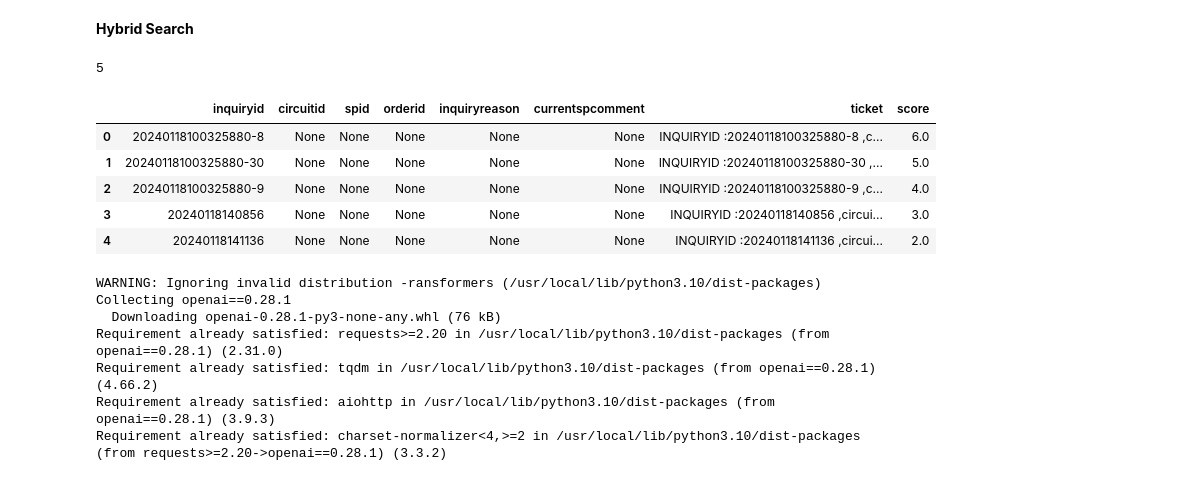
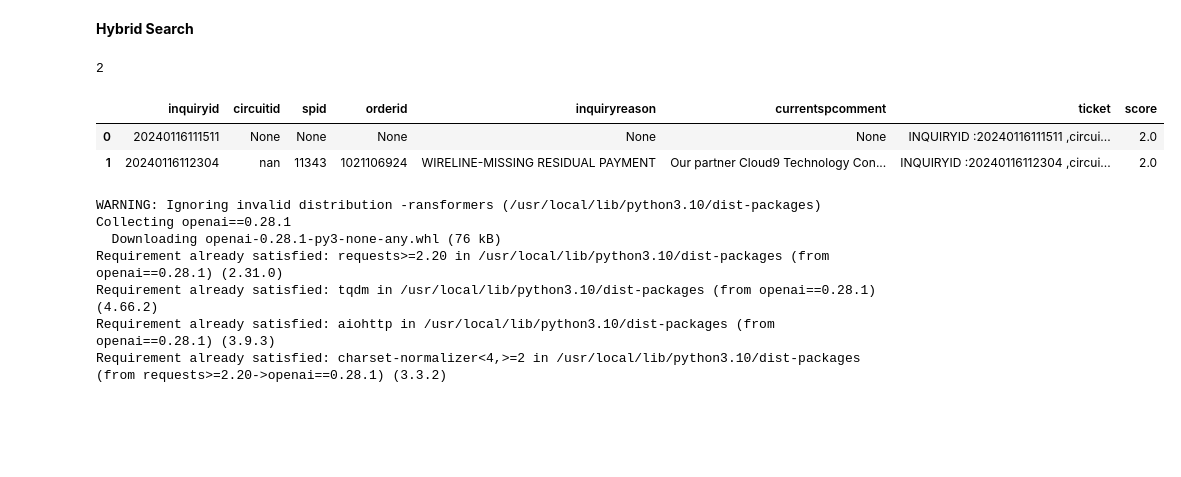
Before and after one commit to RajeshPeddireddy/VectorDB, a Jupyter notebook: Copy_of_PostgresSQLDemo.ipynb, the cells around one changed output. Saved outputs shown, nothing was run; the diff lists cells and outputs as text; code cells hidden in the pictures; blank space fills up the shorter version.

```diff
--- a/Copy_of_PostgresSQLDemo.ipynb
+++ b/Copy_of_PostgresSQLDemo.ipynb
@@ -445,7 +448,7 @@ Successfully installed asyncpg-0.27.0
 # %%
 ## @markdown Create an IVFFLAT index on the `inquiries_embeddings` table:
 lists =  100 # {type:"integer"}
-operator =  "vector_l2_ops"  # ["vector_cosine_ops", "vector_l2_ops", "vector_ip_ops"]
+operator =  "vector_cosine_ops"  # ["vector_cosine_ops", "vector_l2_ops", "vector_ip_ops"]
 
 # Quick input validations.
 assert lists, "⚠️ Please input a valid value for lists."
@@ -587,7 +590,14 @@ matches.to_csv('/content/sample_data/spout8.csv')
 # %% [markdown]
 **Hybrid Search**
 # %%
-question = "List inquiries with spid 14998"
+#question = "what is INQUIRYID 20240118140856 and SPID 41163 "
+#question = "Details INQUIRYID 20240118140856 and SPID 41163 "
+#question = "SPID 41163"
+#question = "MOBILITY-MISSING"
+#question = "MOBILITY-MISSIN"
+#question = "Commission not paid"
+#question = "ORDERID 1021106924"
+question = "What is ORDERID 1021106924"
 
 from langchain.embeddings import VertexAIEmbeddings
 from google.cloud import aiplatform
@@ -662,39 +672,36 @@ async def main():
      )
 
     print(len(results))
     if len(results) == 0:
       raise Exception("Did not find any results. Adjust the query parameters.")
 
     for r in results:
         # Collect the description for all the matched similar toy products.
         matches.append(
             {
                 "inquiryid": r["inquiryid"],
                 "circuitid": r["circuitid"],
                 "spid": r["spid"],
                 "orderid": r["orderid"],
                 "inquiryreason": r["inquiryreason"],
                 "currentspcomment": r["currentspcomment"],
                 "ticket": r["ticket"],
                 "score":r["score"],
             }
         )
     await conn.close()
 
 # "similarity": r["similarity"],
 # Run the SQL commands now.
 await main()  # type: ignore
 matches = pd.DataFrame(matches)
 matches.head()
 #matches.to_csv('/content/sample_data/spout11.csv')
 # %% [output]
-5
+2
 |  | inquiryid | circuitid | spid | orderid | inquiryreason | currentspcomment | ticket | score |
-| 0 | 20240118100325880-8 | None | None | None | None | None | INQUIRYID :20240118100325880-8 ,c... | 6.0 |
-| 1 | 20240118100325880-30 | None | None | None | None | None | INQUIRYID :20240118100325880-30 ,... | 5.0 |
-| 2 | 20240118100325880-9 | None | None | None | None | None | INQUIRYID :20240118100325880-9 ,c... | 4.0 |
-| 3 | 20240118140856 | None | None | None | None | None | INQUIRYID :20240118140856 ,circui... | 3.0 |
-| 4 | 20240118141136 | None | None | None | None | None | INQUIRYID :20240118141136 ,circui... | 2.0 |
+| 0 | 20240116111511 | None | None | None | None | None | INQUIRYID :20240116111511 ,circui... | 2.0 |
+| 1 | 20240116112304 | nan | 11343 | 1021106924 | WIRELINE-MISSING RESIDUAL PAYMENT | Our partner Cloud9 Technology Con... | INQUIRYID :20240116112304 ,circui... | 2.0 |
 # %%
 !pip install openai==0.28.1
 !pip install langchain==0.0.330
```
Also changed, not shown: parts of 5 cells of this notebook.
